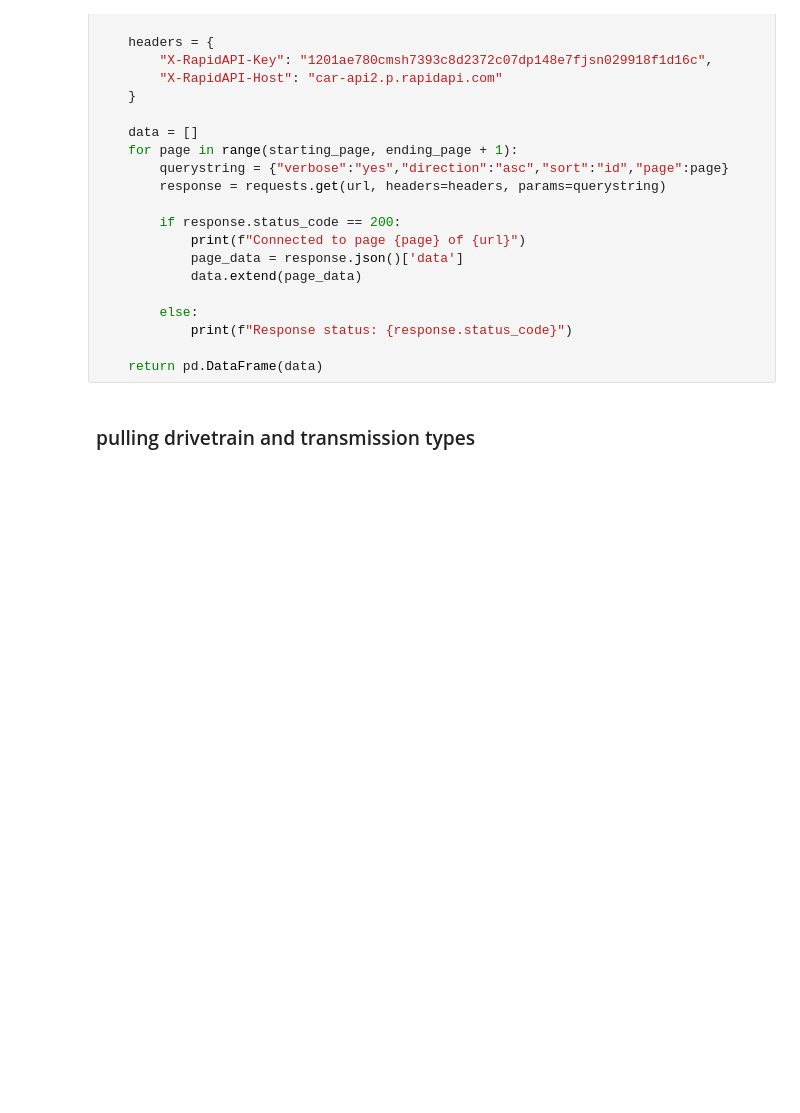
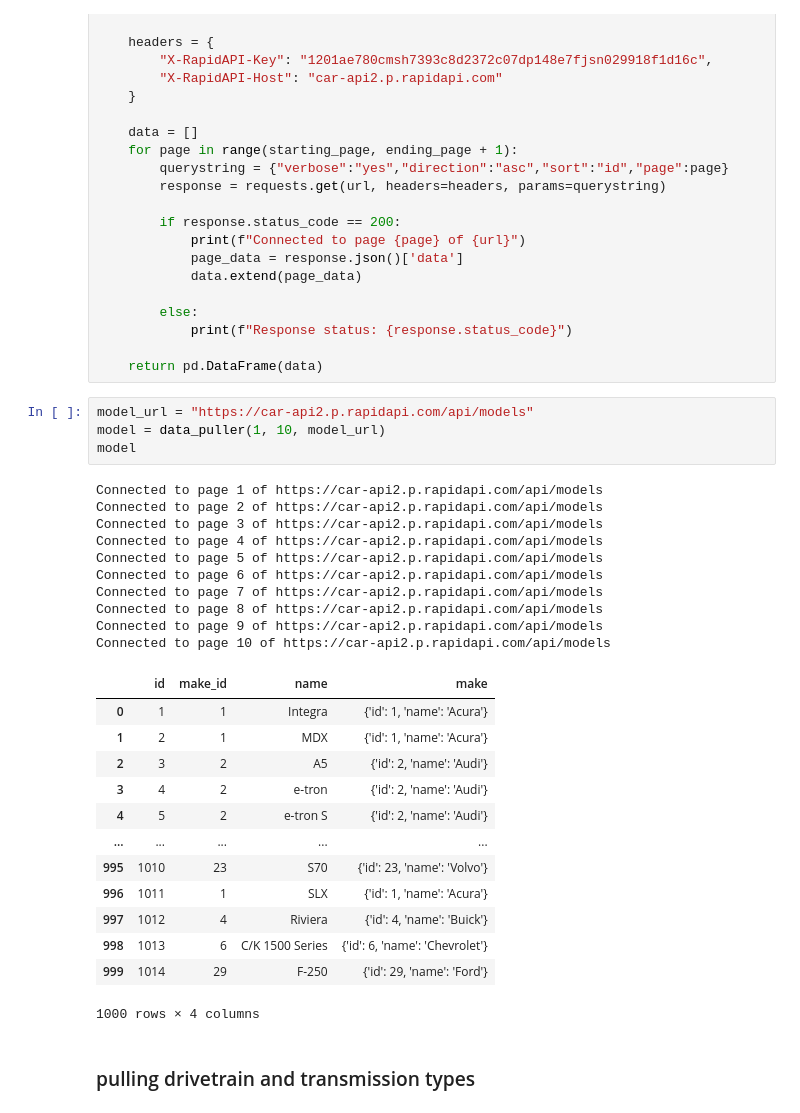
Before and after one commit to jlu7922/capstone, a Jupyter notebook: 01-data-scrape.ipynb, the cells around one changed output. Saved outputs shown, nothing was run; the diff lists cells and outputs as text; blank space fills up the shorter version.

```diff
--- a/data-scrape.ipynb
+++ b/01-data-scrape.ipynb
@@ -35,6 +35,34 @@ def data_puller(starting_page, ending_page, url):
             print(f"Response status: {response.status_code}")
 
     return pd.DataFrame(data)
+# %%
+model_url = "https://car-api2.p.rapidapi.com/api/models"
+model = data_puller(1, 10, model_url)
+model
+# %% [output]
+Connected to page 1 of https://car-api2.p.rapidapi.com/api/models
+Connected to page 2 of https://car-api2.p.rapidapi.com/api/models
+Connected to page 3 of https://car-api2.p.rapidapi.com/api/models
+Connected to page 4 of https://car-api2.p.rapidapi.com/api/models
+Connected to page 5 of https://car-api2.p.rapidapi.com/api/models
+Connected to page 6 of https://car-api2.p.rapidapi.com/api/models
+Connected to page 7 of https://car-api2.p.rapidapi.com/api/models
+Connected to page 8 of https://car-api2.p.rapidapi.com/api/models
+Connected to page 9 of https://car-api2.p.rapidapi.com/api/models
+Connected to page 10 of https://car-api2.p.rapidapi.com/api/models
+|  | id | make_id | name | make |
+| 0 | 1 | 1 | Integra | {'id': 1, 'name': 'Acura'} |
+| 1 | 2 | 1 | MDX | {'id': 1, 'name': 'Acura'} |
+| 2 | 3 | 2 | A5 | {'id': 2, 'name': 'Audi'} |
+| 3 | 4 | 2 | e-tron | {'id': 2, 'name': 'Audi'} |
+| 4 | 5 | 2 | e-tron S | {'id': 2, 'name': 'Audi'} |
+| ... | ... | ... | ... | ... |
+| 995 | 1010 | 23 | S70 | {'id': 23, 'name': 'Volvo'} |
+| 996 | 1011 | 1 | SLX | {'id': 1, 'name': 'Acura'} |
+| 997 | 1012 | 4 | Riviera | {'id': 4, 'name': 'Buick'} |
+| 998 | 1013 | 6 | C/K 1500 Series | {'id': 6, 'name': 'Chevrolet'} |
+| 999 | 1014 | 29 | F-250 | {'id': 29, 'name': 'Ford'} |
+1000 rows × 4 columns
 # %% [markdown]
 ### pulling drivetrain and transmission types
 # %%
```
Also changed, not shown: parts of 4 cells of this notebook, 8 other files.
